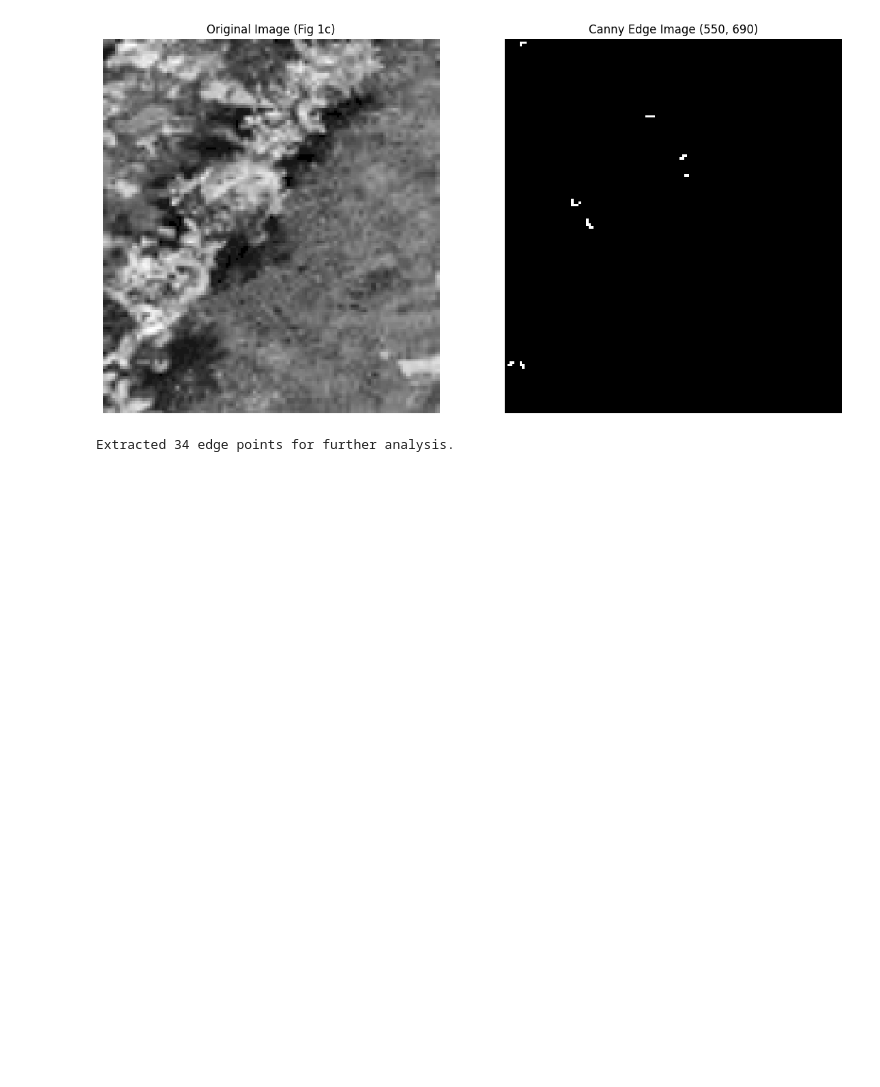
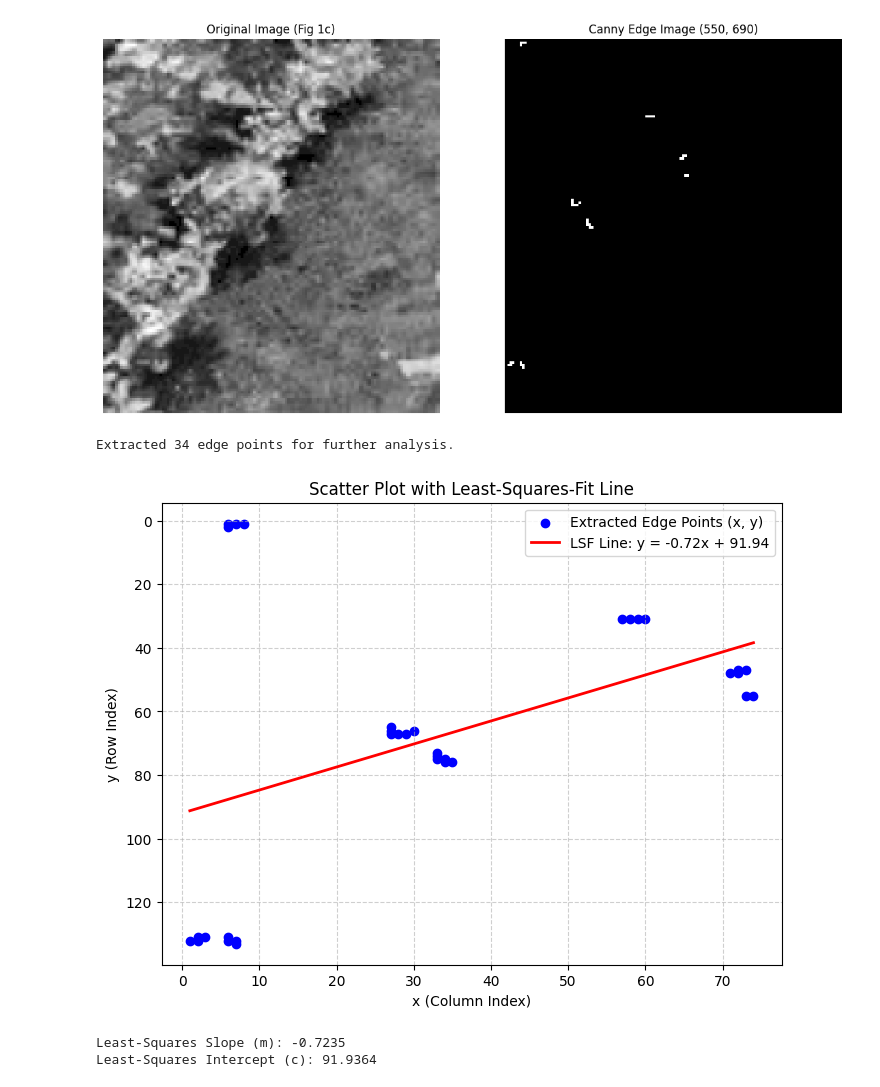
Before and after one commit to Kaushalyasamantha/ET3112_Assignment_02, a Jupyter notebook: D_ENG_24_0154_EE.ipynb, the cells around one changed output. Drawn from its saved outputs; the diff is of its cells as text; code cells hidden in the pictures; blank space fills up the shorter version.

Commit message:
"Combined Q2 and Q3: Scatter plot with LSF line"

```diff
--- a/D_ENG_24_0154_EE.ipynb
+++ b/D_ENG_24_0154_EE.ipynb
@@ -36,3 +37,38 @@ print(f"Extracted {len(x)} edge points for further analysis.")
 # %% [output]
 [figure]
 Extracted 34 edge points for further analysis.
+# %%
+import numpy as np
+import matplotlib.pyplot as plt
+
+# --- Question 2: Scatter Plot ---
+plt.figure(figsize=(8, 6))
+plt.scatter(x, y, color='blue', label='Extracted Edge Points (x, y)')
+
+# --- Question 3: Least-Squares-Fit (LSF) ---
+# Use np.polyfit for a first-degree (linear) fit: y = mx + c
+# Note: LSF minimizes the vertical (y) residuals
+slope_lsf, intercept_lsf = np.polyfit(x, y, 1)
+
+# Generate points for the fitted line
+x_fit = np.array([min(x), max(x)])
+y_fit_lsf = slope_lsf * x_fit + intercept_lsf
+
+# Plotting the LSF line
+plt.plot(x_fit, y_fit_lsf, color='red', linewidth=2, label=f'LSF Line: y = {slope_lsf:.2f}x + {intercept_lsf:.2f}')
+
+# Formatting the plot
+plt.title('Scatter Plot with Least-Squares-Fit Line')
+plt.xlabel('x (Column Index)')
+plt.ylabel('y (Row Index)')
+plt.gca().invert_yaxis()
+plt.legend()
+plt.grid(True, linestyle='--', alpha=0.6)
+plt.show()
+
+print(f"Least-Squares Slope (m): {slope_lsf:.4f}")
+print(f"Least-Squares Intercept (c): {intercept_lsf:.4f}")
+# %% [output]
+[figure, added]
+Least-Squares Slope (m): -0.7235
+Least-Squares Intercept (c): 91.9364
```
Also changed, not shown: parts of 1 cell of this notebook.
